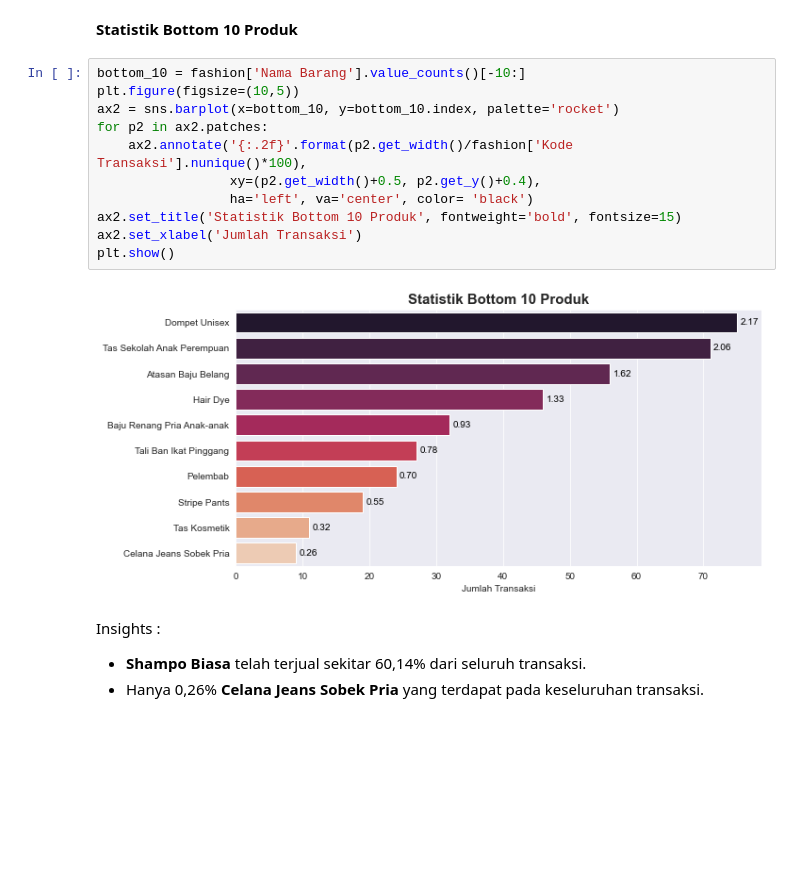
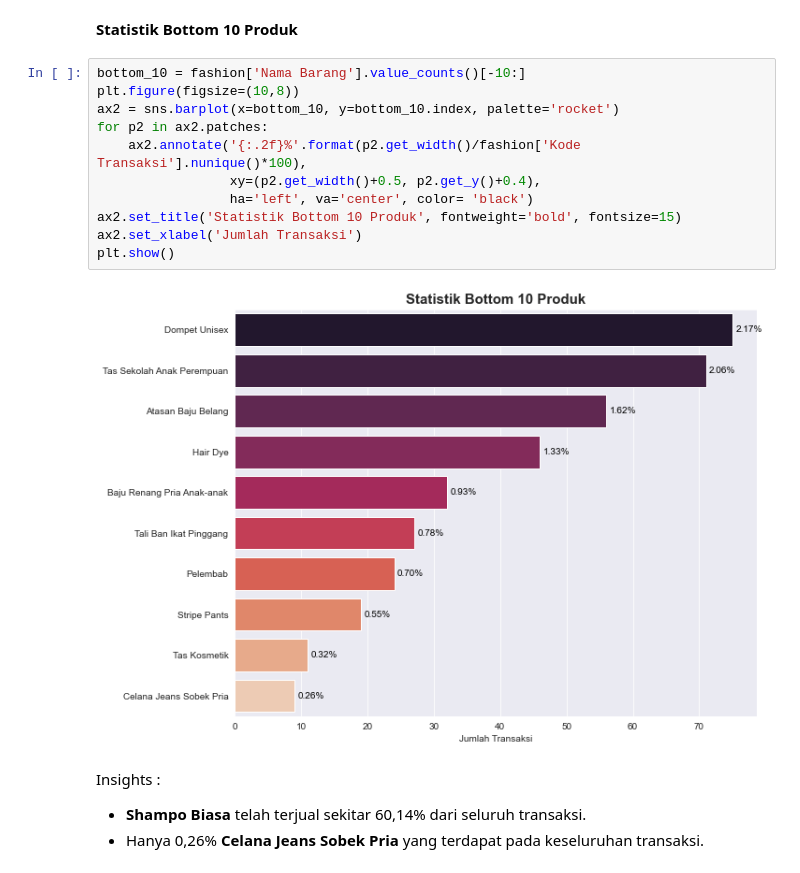
Before and after one commit to ferids55/Market-Basket-Analysis, a Jupyter notebook: Market Basket Analysis.ipynb, the cells around one changed output. Saved outputs shown, nothing was run; the diff lists cells and outputs as text; blank space fills up the shorter version.

```diff
--- a/Market Basket Analysis.ipynb
+++ b/Market Basket Analysis.ipynb
@@ -99,17 +99,17 @@ plt.show()
 **Statistik Bottom 10 Produk**
 # %%
 bottom_10 = fashion['Nama Barang'].value_counts()[-10:]
-plt.figure(figsize=(10,5))
+plt.figure(figsize=(10,8))
 ax2 = sns.barplot(x=bottom_10, y=bottom_10.index, palette='rocket')
 for p2 in ax2.patches:
-    ax2.annotate('{:.2f}'.format(p2.get_width()/fashion['Kode Transaksi'].nunique()*100),
+    ax2.annotate('{:.2f}%'.format(p2.get_width()/fashion['Kode Transaksi'].nunique()*100),
                  xy=(p2.get_width()+0.5, p2.get_y()+0.4),
                  ha='left', va='center', color= 'black')
 ax2.set_title('Statistik Bottom 10 Produk', fontweight='bold', fontsize=15)
 ax2.set_xlabel('Jumlah Transaksi')
 plt.show()
 # %% [output]
-[figure, old version]
+[figure, new version]
 # %% [markdown]
 Insights :
 * **Shampo Biasa** telah terjual sekitar 60,14% dari seluruh transaksi.
```
Also changed, not shown: parts of 1 cell of this notebook, 2 other files.
